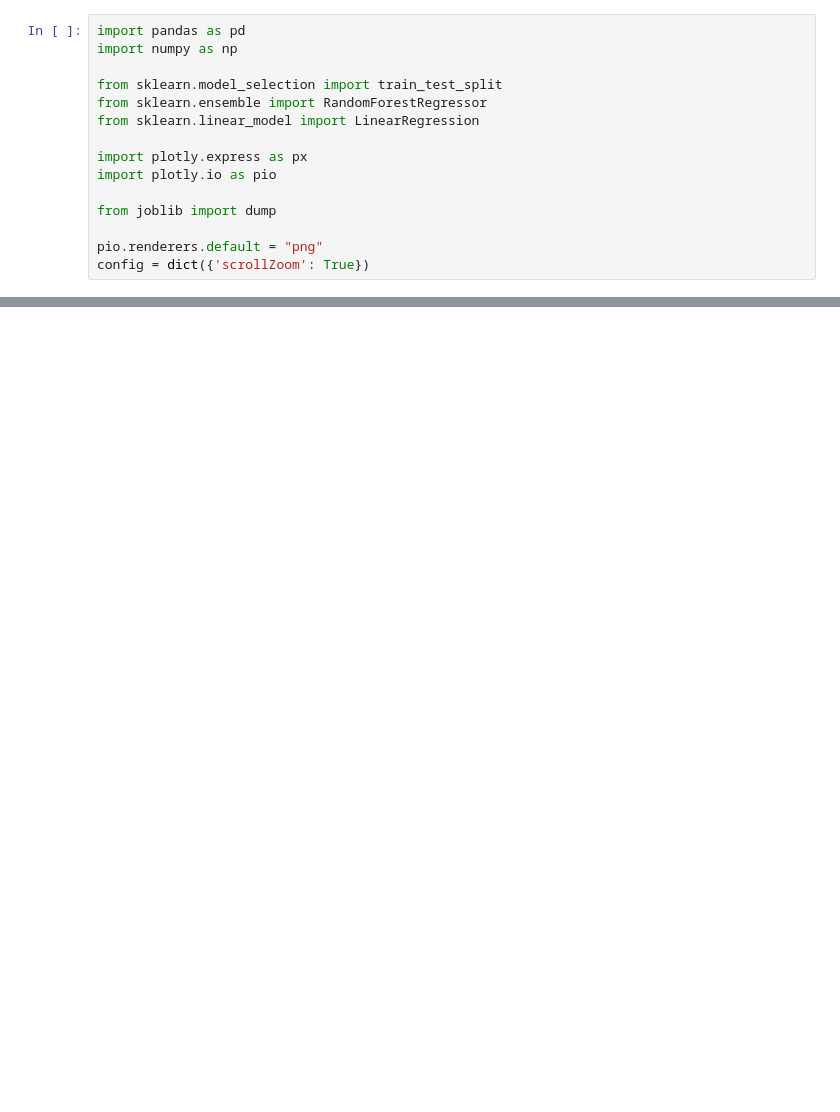
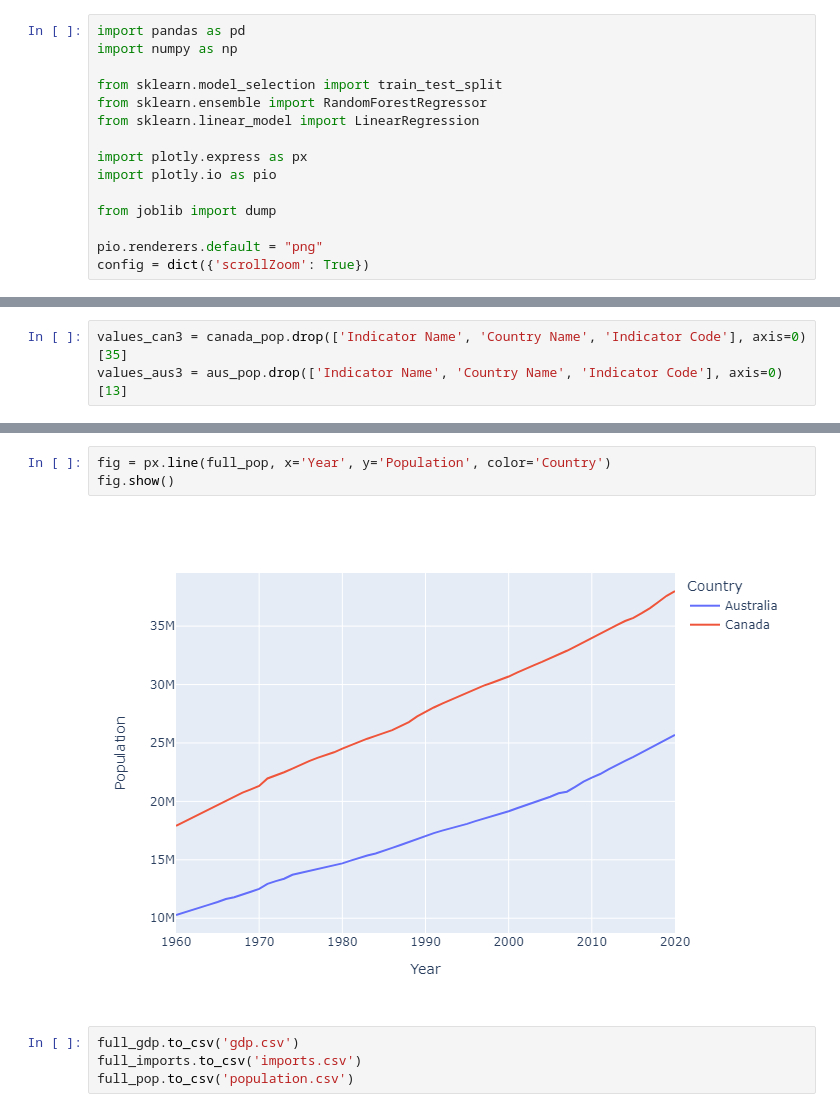
Before and after one commit to Diplomatica-HTN/ML-Algorithms, a Jupyter notebook: notebooks/data_forecasting.ipynb, the cells around one changed output, grey strips where cells are left out. Saved outputs shown, nothing was run; the diff lists cells and outputs as text; blank space fills up the shorter version.

```diff
--- a/notebooks/data_forecasting.ipynb
+++ b/notebooks/data_forecasting.ipynb
@@ -19,0 +52,3 @@ ParserError: Error tokenizing data. C error: Expected 3 fields in line 5, saw 66
+# %%
+values_can3 = canada_pop.drop(['Indicator Name', 'Country Name', 'Indicator Code'], axis=0)[35]
+values_aus3 = aus_pop.drop(['Indicator Name', 'Country Name', 'Indicator Code'], axis=0)[13]
@@ -19,0 +89,9 @@ ParserError: Error tokenizing data. C error: Expected 3 fields in line 5, saw 66
+# %%
+fig = px.line(full_pop, x='Year', y='Population', color='Country')
+fig.show()
+# %% [output]
+[figure, added]
+# %%
+full_gdp.to_csv('gdp.csv')
+full_imports.to_csv('imports.csv')
+full_pop.to_csv('population.csv')
```
Also changed, not shown: parts of 21 cells of this notebook, 2 other files.
